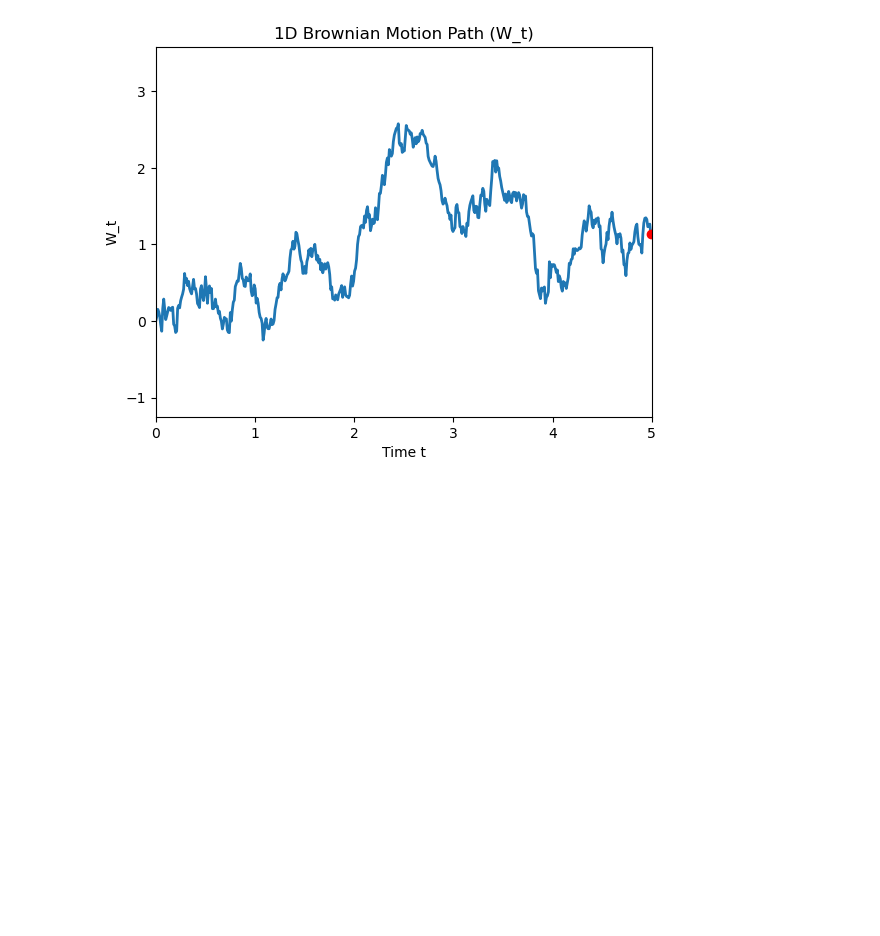
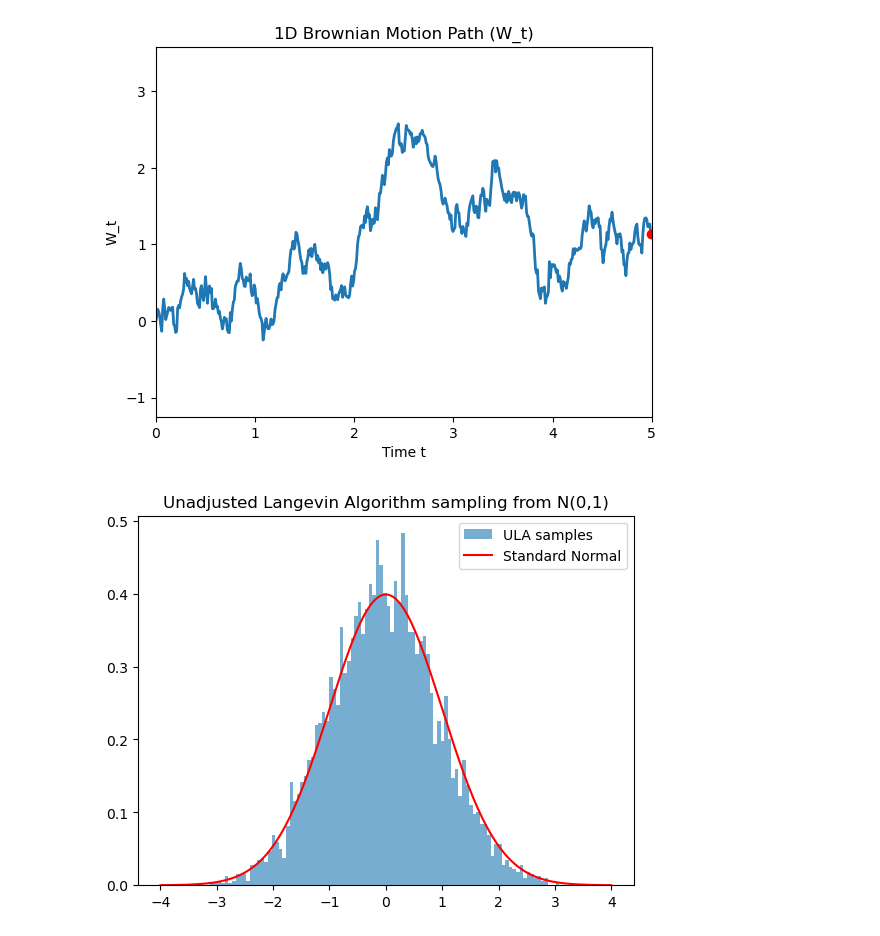
Before and after one commit to ElhamAfzali/My_Python_Projects, a Jupyter notebook: Rock_Papaer_Scissors_Game/src/game.ipynb, the cells around one changed output. Drawn from its saved outputs; the diff is of its cells as text; code cells hidden in the pictures; blank space fills up the shorter version.

```diff
--- a/Rock_Papaer_Scissors_Game/src/game.ipynb
+++ b/Rock_Papaer_Scissors_Game/src/game.ipynb
@@ -278,3 +278,28 @@ output_path
 # %% [output]
 './brownian_motion_path.mp4'
 [figure]
+# %%
+import numpy as np
+import matplotlib.pyplot as plt
+
+np.random.seed(42)
+
+# Parameters
+eta = 0.1
+num_steps = 10000
+X = np.zeros(num_steps)
+X[0] = 5.0  # initial point
+
+# Langevin update (ULA)
+for k in range(1, num_steps):
+    X[k] = (1 - eta) * X[k-1] + np.sqrt(2 * eta) * np.random.randn()
+
+# Plot histogram and true density
+plt.hist(X[int(num_steps/2):], bins=100, density=True, alpha=0.6, label="ULA samples")
+x = np.linspace(-4, 4, 200)
+plt.plot(x, 1/np.sqrt(2*np.pi) * np.exp(-x**2 / 2), 'r', label="Standard Normal")
+plt.title("Unadjusted Langevin Algorithm sampling from N(0,1)")
+plt.legend()
+plt.show()
+# %% [output]
+[figure, added]
```
Also changed, not shown: parts of 2 cells of this notebook, 1 other file.
